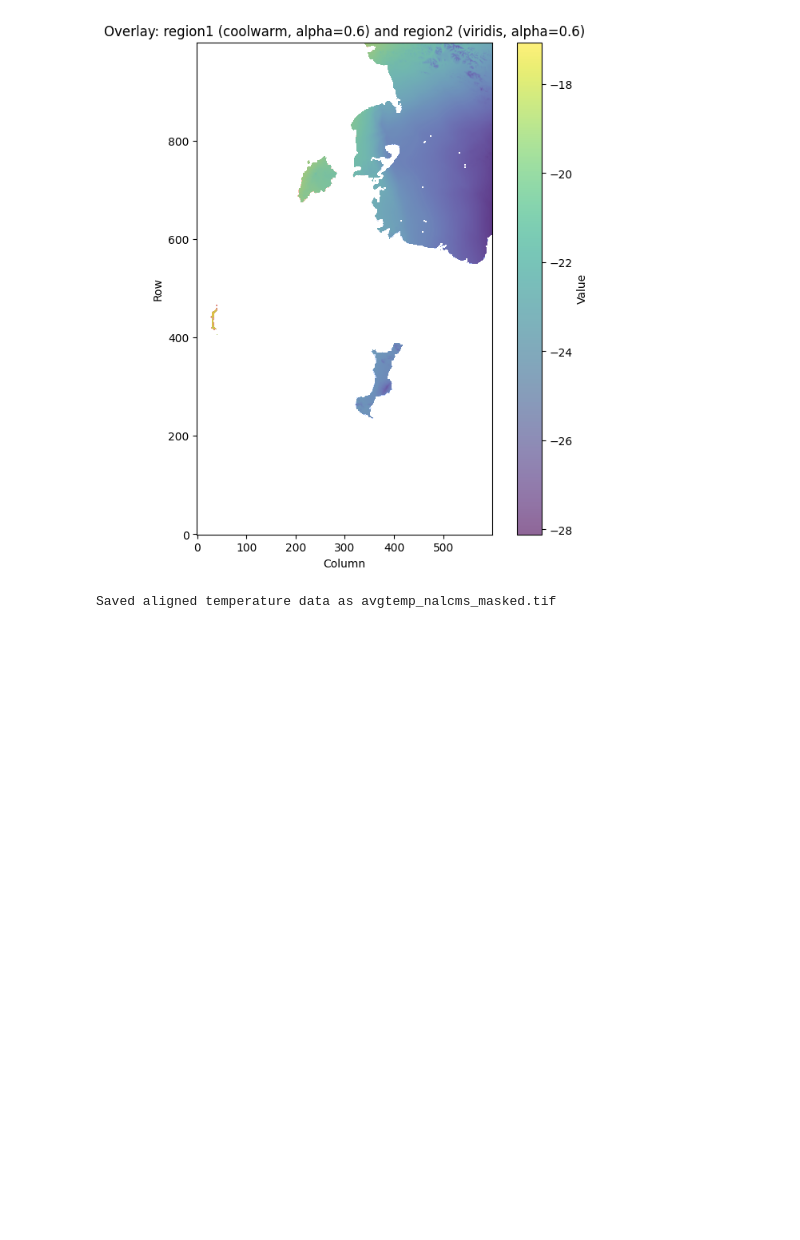
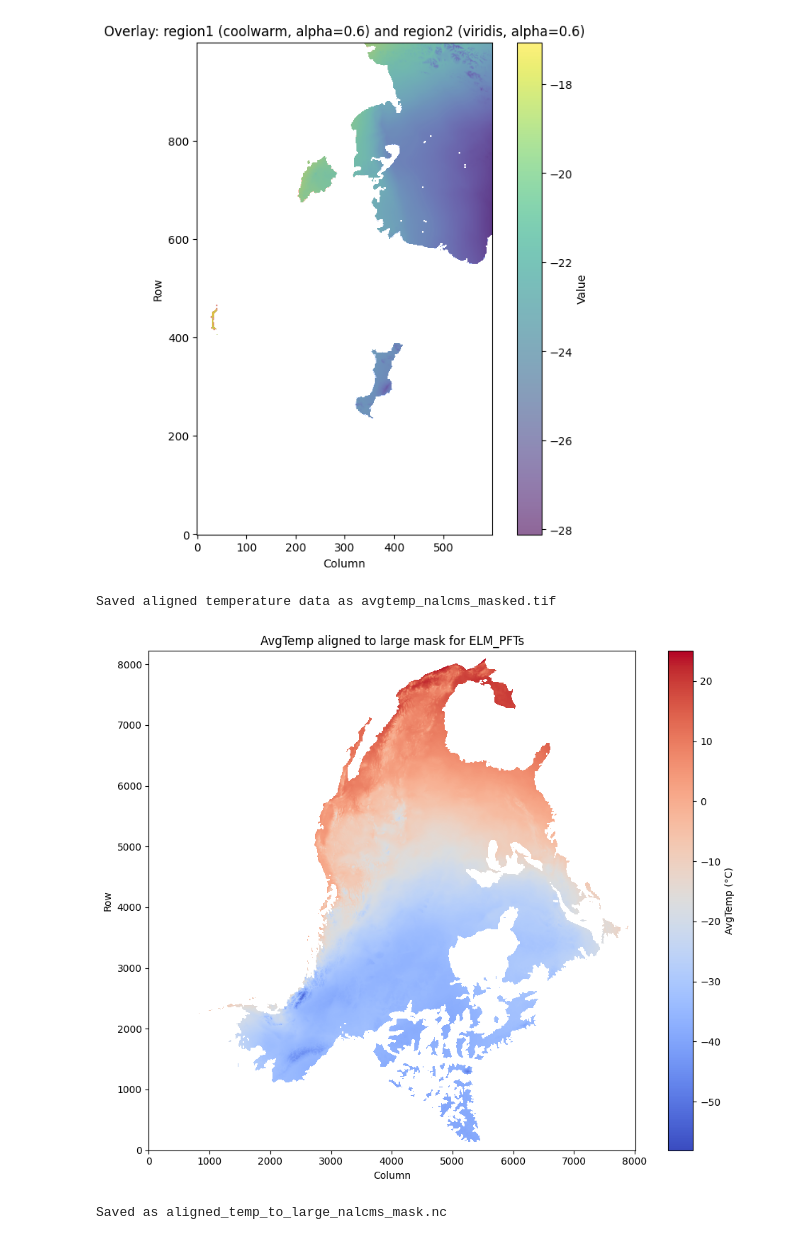
Before and after one commit to daliwang/NA_surfdataGEN, a Jupyter notebook: NADaymet/ELM_PFTs/elm_classification_utility_git.ipynb, the cells around one changed output. Drawn from its saved outputs; the diff is of its cells as text; code cells hidden in the pictures; blank space fills up the shorter version.

```diff
--- a/NADaymet/ELM_PFTs/elm_classification_utility_git.ipynb
+++ b/NADaymet/ELM_PFTs/elm_classification_utility_git.ipynb
@@ -1119,3 +1119,82 @@ with rasterio.open('tight_na_mask.tif') as src:
 print("Saved aligned temperature data as avgtemp_nalcms_masked.tif")
 # %% [output]
 Saved aligned temperature data as avgtemp_nalcms_masked.tif
+# %%
+import numpy as np
+from netCDF4 import Dataset
+import matplotlib.pyplot as plt
+
+# Load large mask (landtype1_nalcms_Temperate_needleleaf_in_daymet.nc)
+with Dataset('landtype1_nalcms_Temperate_needleleaf_in_daymet.nc') as nc:
+    count = nc.variables['landtype_count'][:]
+    large_mask = np.where(np.isnan(count), 0, 1)
+
+# Load temp_mask (from AvgTemp_nalcms_mask.nc or similar)
+with Dataset('AvgTemp_nalcms_mask.nc') as nc:
+    temp_data = nc.variables['AvgTemp'][:]
+    temp_mask = np.where(~np.isnan(temp_data), 1, 0)
+
+# Find bounding box of temp_mask
+temp_y, temp_x = np.where(temp_mask == 1)
+temp_min_y, temp_max_y = np.min(temp_y), np.max(temp_y)
+temp_min_x, temp_max_x = np.min(temp_x), np.max(temp_x)
+
+# Find bounding box of large_mask
+large_y, large_x = np.where(large_mask == 1)
+large_min_y, large_min_x = np.min(large_y), np.min(large_x)
+
+# Calculate offset to align temp_mask in large_mask
+offset_y = temp_min_y - large_min_y
+offset_x = temp_min_x - large_min_x
+
+# Optionally, apply row shift if needed (e.g., from previous alignment)
+
+col_shift = 98  # Set this if you have a known shift
+
+# Prepare output array (same shape as large_mask, fill with np.nan)
+output = np.full(large_mask.shape, np.nan, dtype=temp_data.dtype)
+
+# Place temp_data into output at the correct location
+start_y = temp_min_y - offset_y
+start_x = temp_min_x - offset_x
+end_y = start_y + temp_data.shape[0]
+end_x = start_x + temp_data.shape[1]
+
+output[start_y:end_y, start_x:end_x] = temp_data
+
+# we need to shift the output to align with the large_mask
+row_shift = 29  # Set this if you have a known shift
+if row_shift < 0:
+    output = np.vstack([
+        np.full((-row_shift, output.shape[1]), np.nan, dtype=output.dtype),
+        output[:row_shift, :]
+    ])
+elif row_shift > 0:
+    output = np.vstack([
+        output[row_shift:, :],
+        np.full((row_shift, output.shape[1]), np.nan, dtype=output.dtype)
+    ])
+
+# Plot the output to verify alignment
+plt.figure(figsize=(10, 8))
+plt.imshow(output, origin='lower', cmap='coolwarm')
+plt.colorbar(label='AvgTemp (°C)')
+plt.title('AvgTemp aligned to large mask for ELM_PFTs')
+plt.xlabel('Column')
+plt.ylabel('Row')
+plt.tight_layout()
+plt.show()
+
+
+# Save to NetCDF with the same shape as large_mask
+with Dataset('aligned_temp_to_large_nalcms_mask.nc', 'w', format='NETCDF4') as dst:
+    dst.createDimension('y', large_mask.shape[0])
+    dst.createDimension('x', large_mask.shape[1])
+    temp_var = dst.createVariable('AvgTemp', 'f4', ('y', 'x'), fill_value=np.nan, zlib=True, complevel=5)
+    temp_var[:, :] = output
+    temp_var.long_name = "AvgTemp aligned to large mask for ELM_PFTs"
+    temp_var.units = "C"
+print("Saved as aligned_temp_to_large_nalcms_mask.nc")
+# %% [output]
+[figure, added]
+Saved as aligned_temp_to_large_nalcms_mask.nc
```
Also changed, not shown: parts of 5 cells of this notebook, 1 other file.
